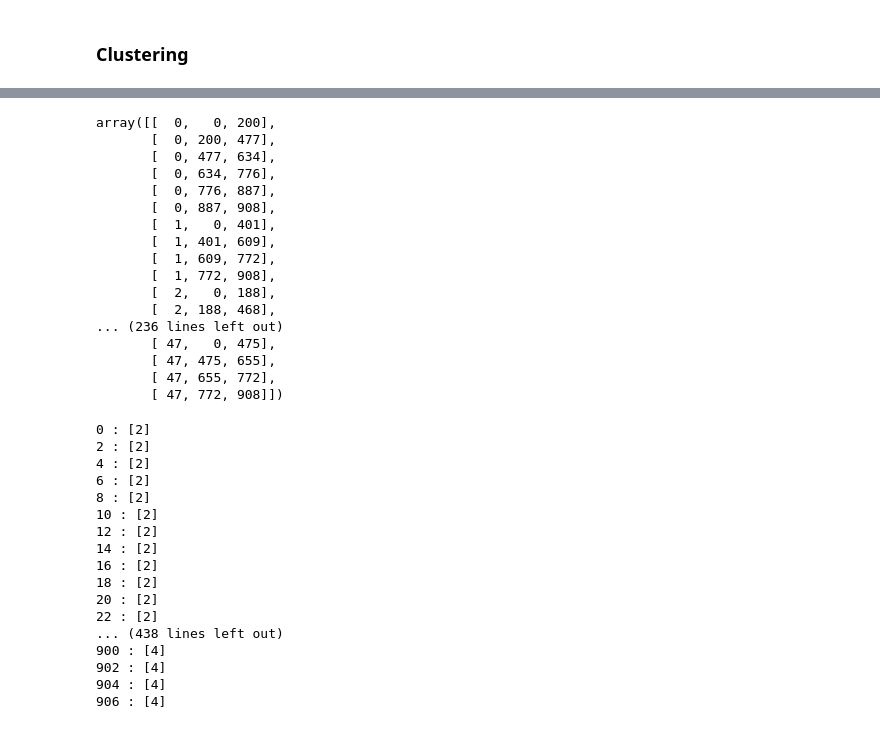
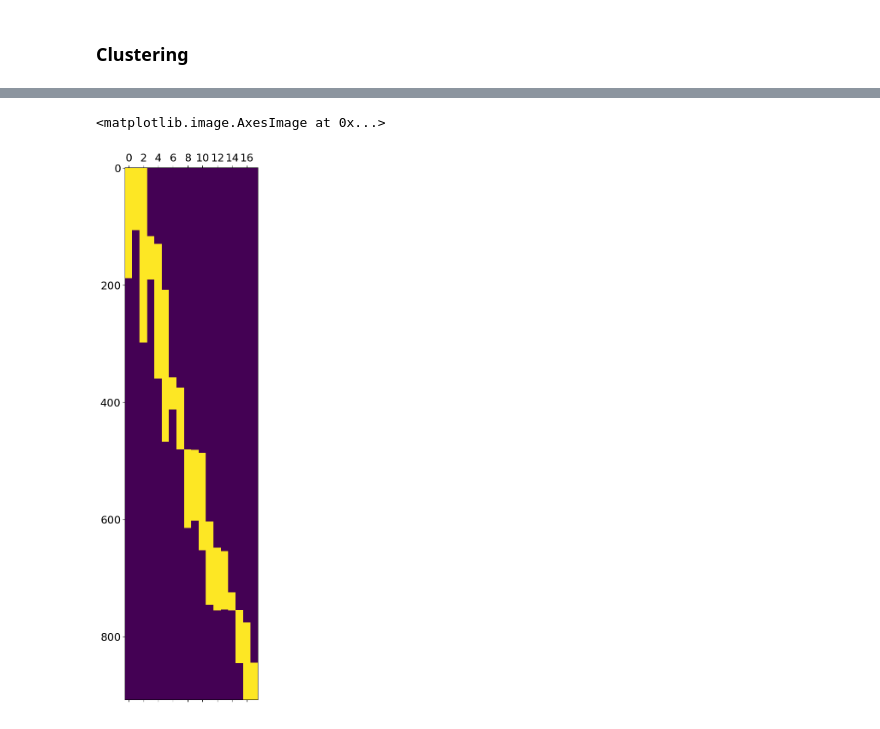
Before and after one commit to kevin-q2/covid-wave-cluster, a Jupyter notebook: examples/state.ipynb, the cells around one changed output, grey strips where cells are left out. Cells and saved outputs as stored; diff of their text form; code cells hidden in the pictures.

```diff
--- a/examples/state.ipynb
+++ b/examples/state.ipynb
@@ -364,45 +362,0 @@ NameError: name 'D' is not defined
-# %%
-for i, (idx, start, stop) in enumerate(pool):
-    t = 2
-# %%
-pool
-# %% [output]
-array([[  0,   0, 200],
-       [  0, 200, 477],
-       [  0, 477, 634],
-       [  0, 634, 776],
-       [  0, 776, 887],
-       [  0, 887, 908],
-       [  1,   0, 401],
-       [  1, 401, 609],
-       [  1, 609, 772],
-       [  1, 772, 908],
-       [  2,   0, 188],
-       [  2, 188, 468],
-... (236 lines left out)
-       [ 47,   0, 475],
-       [ 47, 475, 655],
-       [ 47, 655, 772],
-       [ 47, 772, 908]])
-# %%
-for t in range(0,len(infections),2):
-    timed_clusters = get_timed_clusters(pool, labels, t, fraction = 1)
-    print(f"{t} : " + str(timed_clusters))
-# %% [output]
-0 : [2]
-2 : [2]
-4 : [2]
-6 : [2]
-8 : [2]
-10 : [2]
-12 : [2]
-14 : [2]
-16 : [2]
-18 : [2]
-20 : [2]
-22 : [2]
-... (438 lines left out)
-900 : [4]
-902 : [4]
-904 : [4]
-906 : [4]
@@ -412,0 +363,29 @@ timed_clusters = get_timed_clusters(pool, labels, time, fraction = 0.9)
+# %%
+def wave_presence(data, pool):
+    presence = np.zeros((data.shape[0], pool.shape[0]), dtype = bool)
+    for i, (idx, start, stop) in enumerate(pool):
+        presence[start:stop, i] = True
+    return presence
+
+def cluster_presence(data, pool, labels, threshold):
+    clusters = np.unique(labels)
+    k = len(clusters)
+    wave_pres = wave_presence(data, pool)
+    presence = np.zeros((data.shape[0], k), dtype = bool)
+    presence_mean = np.full(presence.shape, np.nan, dtype = np.float64)
+    presence_std = np.full(presence.shape, np.nan, dtype = np.float64)
+
+    for i,c in enumerate(clusters):
+        cwaves = np.where(labels == c)[0]
+        cwaves_present = wave_pres[:,cwaves]
+        cwave_fraction = np.sum(cwaves_present, axis = 1) / len(cwaves)
+        present_times = np.where(cwave_fraction >= threshold)[0]
+        presence[present_times, i] = True
+
+        locations = pool[cwaves,0]
+        subdata = data[present_times,:]
+        subdata = subdata[:,locations]
+        presence_mean[present_times, i] = np.nanmean(subdata, axis = 1)
+        presence_std[present_times, i] = np.nanstd(subdata, axis = 1)
+
+    return presence, presence_mean, presence_std
@@ -412,0 +396,5 @@ timed_clusters = get_timed_clusters(pool, labels, time, fraction = 0.9)
+# %%
+plt.matshow(presence[:, ordered_start], aspect='auto')
+# %% [output]
+<matplotlib.image.AxesImage at 0x...>
+[figure, added]
```
Also changed, not shown: parts of 7 cells of this notebook, 1 other file.
